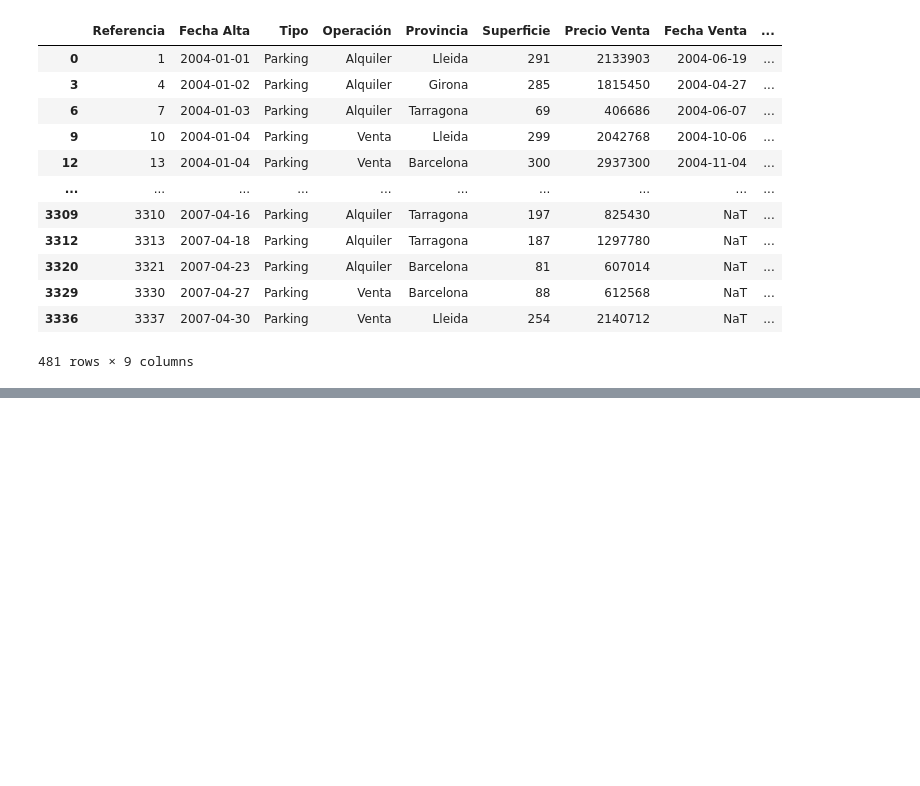
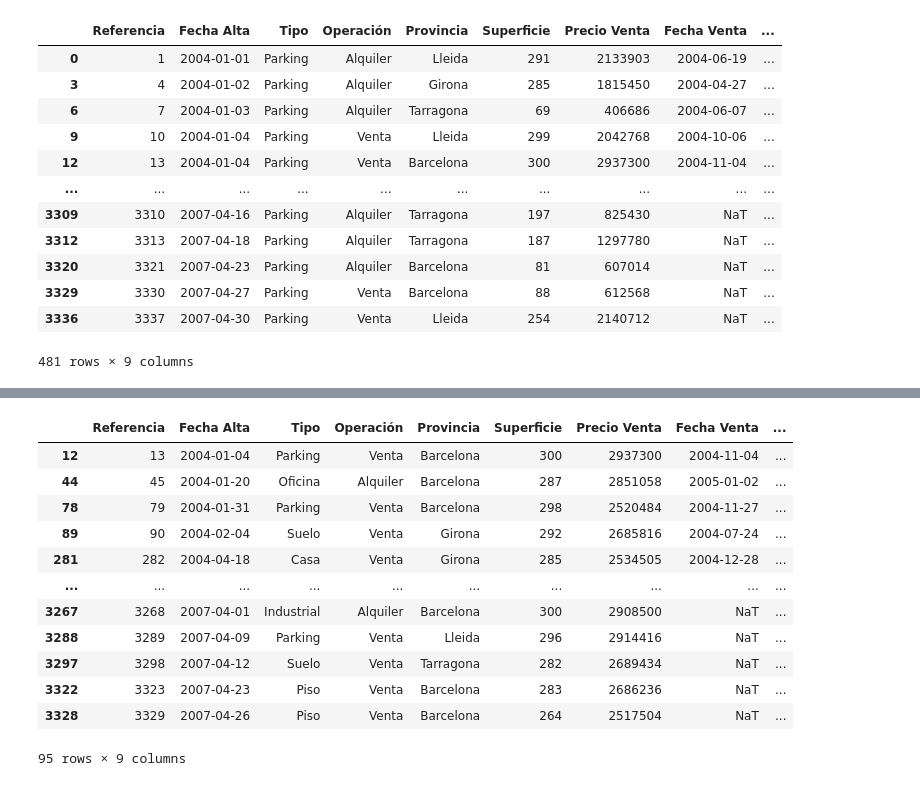
Before and after one commit to gabycantu/Reto-1, a Jupyter notebook: Reto-1.ipynb, the cells around one changed output, grey strips where cells are left out. Cells and saved outputs as stored; diff of their text form; code cells hidden in the pictures; blank space fills up the shorter version.

```diff
--- a/Reto-1.ipynb
+++ b/Reto-1.ipynb
@@ -43,0 +127,18 @@ filtro1.to_csv("filtro1.csv")
+# %%
+#Filtro 6, por comparación, cuantitativo
+filtro6=df[df["Precio Venta"] > 2500000]
+filtro6
+# %% [output]
+|  | Referencia | Fecha Alta | Tipo | Operación | Provincia | Superficie | Precio Venta | Fecha Venta | ... |
+| 12 | 13 | 2004-01-04 | Parking | Venta | Barcelona | 300 | 2937300 | 2004-11-04 | ... |
+| 44 | 45 | 2004-01-20 | Oficina | Alquiler | Barcelona | 287 | 2851058 | 2005-01-02 | ... |
+| 78 | 79 | 2004-01-31 | Parking | Venta | Barcelona | 298 | 2520484 | 2004-11-27 | ... |
+| 89 | 90 | 2004-02-04 | Suelo | Venta | Girona | 292 | 2685816 | 2004-07-24 | ... |
+| 281 | 282 | 2004-04-18 | Casa | Venta | Girona | 285 | 2534505 | 2004-12-28 | ... |
+| ... | ... | ... | ... | ... | ... | ... | ... | ... | ... |
+| 3267 | 3268 | 2007-04-01 | Industrial | Alquiler | Barcelona | 300 | 2908500 | NaT | ... |
+| 3288 | 3289 | 2007-04-09 | Parking | Venta | Lleida | 296 | 2914416 | NaT | ... |
+| 3297 | 3298 | 2007-04-12 | Suelo | Venta | Tarragona | 282 | 2689434 | NaT | ... |
+| 3322 | 3323 | 2007-04-23 | Piso | Venta | Barcelona | 283 | 2686236 | NaT | ... |
+| 3328 | 3329 | 2007-04-26 | Piso | Venta | Barcelona | 264 | 2517504 | NaT | ... |
+95 rows × 9 columns
```
Also changed, not shown: parts of 15 cells of this notebook, 1 other file.
